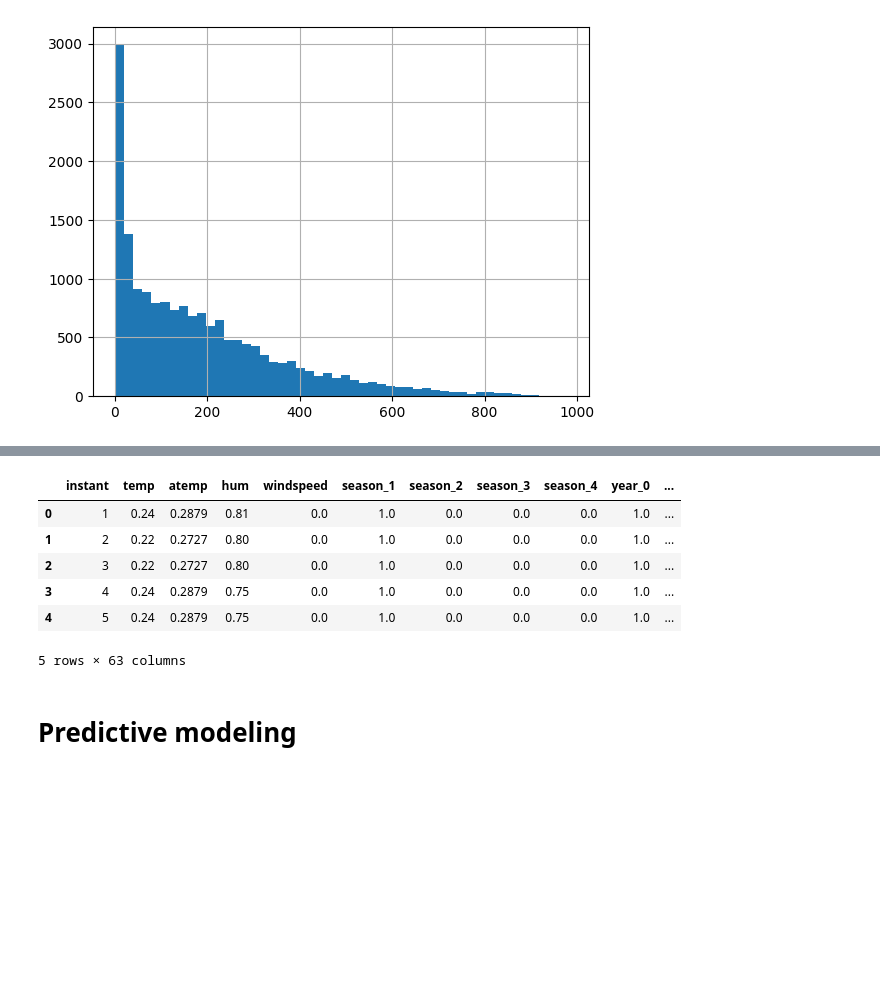
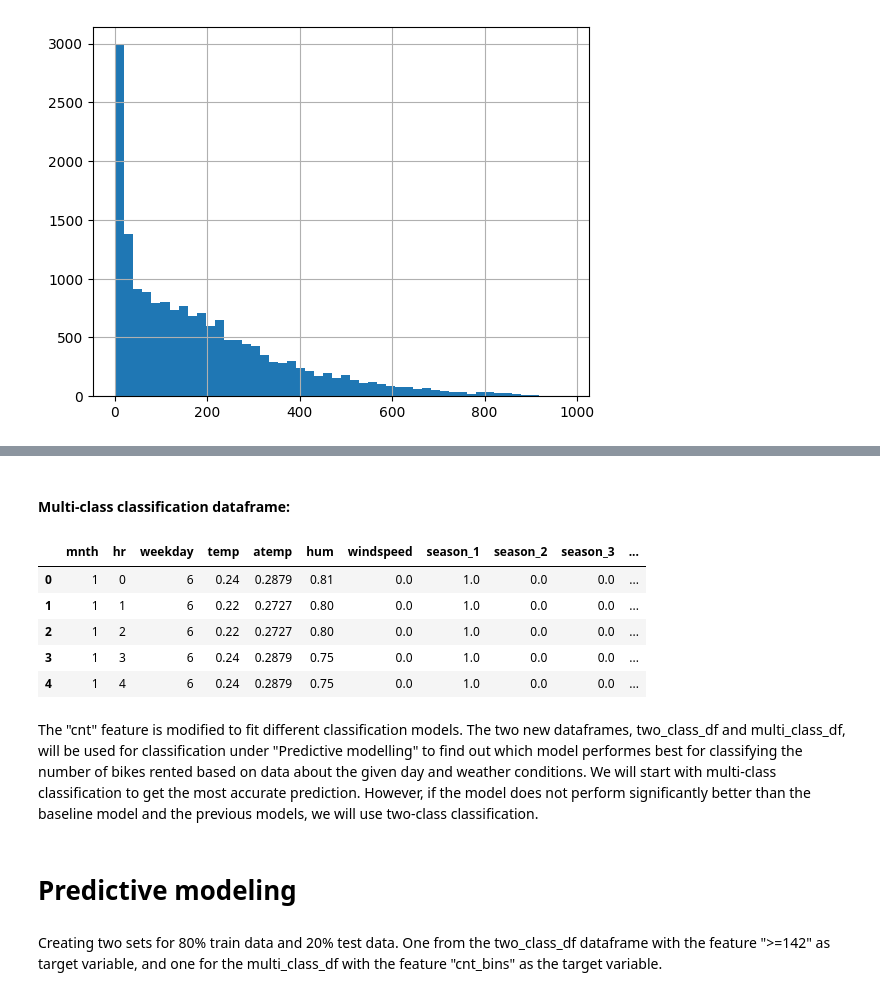
Before and after one commit to Mariuble/ucberkeley_bikerental, a Jupyter notebook: classification.ipynb, the cells around one changed output, grey strips where cells are left out. Drawn from its saved outputs; the diff is of its cells as text; code cells hidden in the pictures; blank space fills up the shorter version.

```diff
--- a/classification.ipynb
+++ b/classification.ipynb
@@ -32,4 +77,20 @@ hist = rental['cnt'].hist(bins=50)
+# %% [markdown]
+#### Multi-class classification dataframe:
 # %%
+multi_class_df = rental.copy()
+
 labels = ['<50', '[50-100)', '[100-200)', '[200-400)', '[400-600)', '>600']
 bins = [0,50,100,200,400,600, float('inf')]
-rental['cnt_bins'] = pd.cut(rental['cnt'],bins=bins,labels=labels)
+
+multi_class_df['cnt_bins'] = pd.cut(multi_class_df['cnt'],bins=bins,labels=labels)
+
+multi_class_df = multi_class_df.drop(columns=['cnt'])
+
+multi_class_df.head()
+# %% [output]
+|  | mnth | hr | weekday | temp | atemp | hum | windspeed | season_1 | season_2 | season_3 | ... |
+| 0 | 1 | 0 | 6 | 0.24 | 0.2879 | 0.81 | 0.0 | 1.0 | 0.0 | 0.0 | ... |
+| 1 | 1 | 1 | 6 | 0.22 | 0.2727 | 0.80 | 0.0 | 1.0 | 0.0 | 0.0 | ... |
+| 2 | 1 | 2 | 6 | 0.22 | 0.2727 | 0.80 | 0.0 | 1.0 | 0.0 | 0.0 | ... |
+| 3 | 1 | 3 | 6 | 0.24 | 0.2879 | 0.75 | 0.0 | 1.0 | 0.0 | 0.0 | ... |
+| 4 | 1 | 4 | 6 | 0.24 | 0.2879 | 0.75 | 0.0 | 1.0 | 0.0 | 0.0 | ... |
@@ -38,12 +97,6 @@ rental = rental.drop(columns=['cnt'])
-# %%
-rental.head()
-# %% [output]
-|  | instant | temp | atemp | hum | windspeed | season_1 | season_2 | season_3 | season_4 | year_0 | ... |
-| 0 | 1 | 0.24 | 0.2879 | 0.81 | 0.0 | 1.0 | 0.0 | 0.0 | 0.0 | 1.0 | ... |
-| 1 | 2 | 0.22 | 0.2727 | 0.80 | 0.0 | 1.0 | 0.0 | 0.0 | 0.0 | 1.0 | ... |
-| 2 | 3 | 0.22 | 0.2727 | 0.80 | 0.0 | 1.0 | 0.0 | 0.0 | 0.0 | 1.0 | ... |
-| 3 | 4 | 0.24 | 0.2879 | 0.75 | 0.0 | 1.0 | 0.0 | 0.0 | 0.0 | 1.0 | ... |
-| 4 | 5 | 0.24 | 0.2879 | 0.75 | 0.0 | 1.0 | 0.0 | 0.0 | 0.0 | 1.0 | ... |
-5 rows × 63 columns
+# %% [markdown]
+The "cnt" feature is modified to fit different classification models. The two new dataframes, two_class_df and multi_class_df, will be used for classification under "Predictive modelling" to find out which model performes best for classifying the number of bikes rented based on data about the given day and weather conditions. We will start with multi-class classification to get the most accurate prediction. However, if the model does not perform significantly better than the baseline model and the previous models, we will use two-class classification.
 # %% [markdown]
 # Predictive modeling
+# %% [markdown]
+Creating two sets for 80% train data and 20% test data. One from the two_class_df dataframe with the feature ">=142" as target variable, and one for the multi_class_df with the feature "cnt_bins" as the target variable.
```
Also changed, not shown: parts of 56 cells of this notebook.
